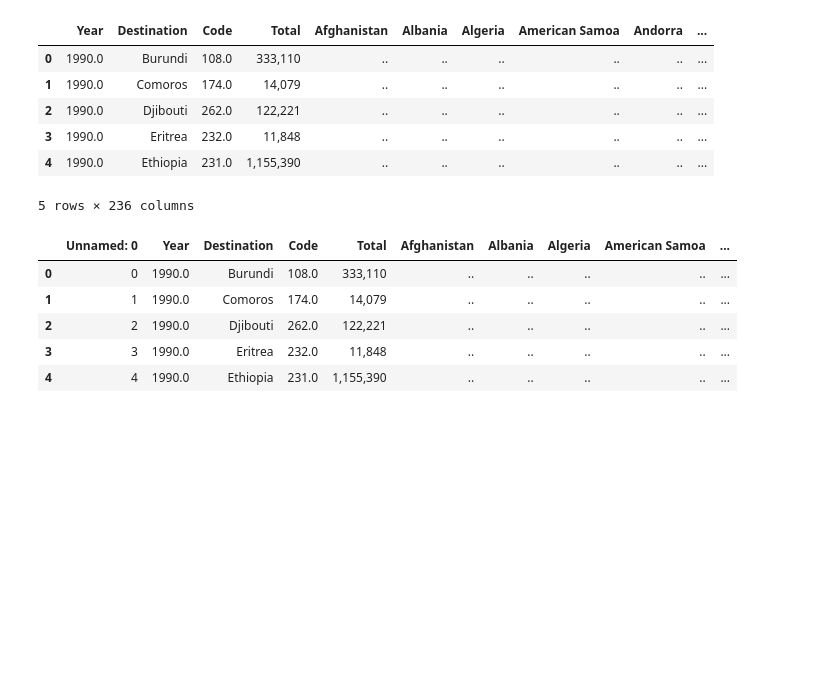
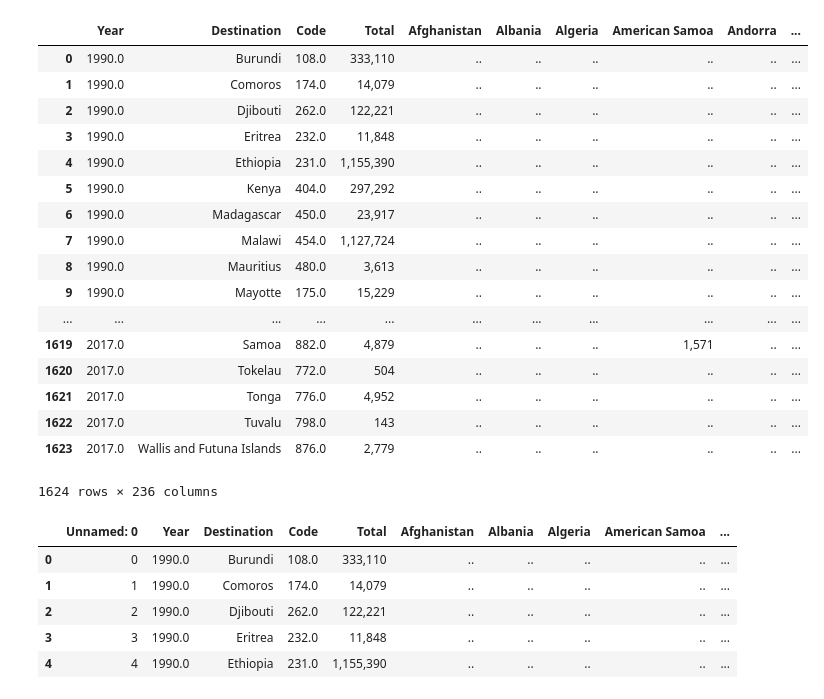
Before and after one commit to SarahPhilip/World-Migration, a Jupyter notebook: Project2/Final.ipynb, the cells around one changed output. Cells and saved outputs as stored; diff of their text form; code cells hidden in the pictures; blank space fills up the shorter version.

```diff
--- a/Project2/Final.ipynb
+++ b/Project2/Final.ipynb
@@ -13,25 +13,36 @@ import sys
 # %%
 file_one = "static/data/Table.csv"
 df = pd.read_csv(file_one, encoding="ISO-8859-1")
 df = df.dropna(subset = ['Type of data (a)'])
 df = df.rename(columns={"Major area, region, country or area of destination": "Destination"})
 df = df.rename(columns={'Unnamed: 6': "Total"})
 del df['Sort\norder']
 del df['Other South']
 del df['Other North']
 del df['Notes']
 del df['Type of data (a)']
 df.index = range(len(df))
 df.to_csv("static/data/cleanedData.csv", header=True)
-df.head()
+df
 # %% [output]
 |  | Year | Destination | Code | Total | Afghanistan | Albania | Algeria | American Samoa | Andorra | ... |
 | 0 | 1990.0 | Burundi | 108.0 | 333,110 | .. | .. | .. | .. | .. | ... |
 | 1 | 1990.0 | Comoros | 174.0 | 14,079 | .. | .. | .. | .. | .. | ... |
 | 2 | 1990.0 | Djibouti | 262.0 | 122,221 | .. | .. | .. | .. | .. | ... |
 | 3 | 1990.0 | Eritrea | 232.0 | 11,848 | .. | .. | .. | .. | .. | ... |
 | 4 | 1990.0 | Ethiopia | 231.0 | 1,155,390 | .. | .. | .. | .. | .. | ... |
+| 5 | 1990.0 | Kenya | 404.0 | 297,292 | .. | .. | .. | .. | .. | ... |
+| 6 | 1990.0 | Madagascar | 450.0 | 23,917 | .. | .. | .. | .. | .. | ... |
+| 7 | 1990.0 | Malawi | 454.0 | 1,127,724 | .. | .. | .. | .. | .. | ... |
+| 8 | 1990.0 | Mauritius | 480.0 | 3,613 | .. | .. | .. | .. | .. | ... |
+| 9 | 1990.0 | Mayotte | 175.0 | 15,229 | .. | .. | .. | .. | .. | ... |
+| ... | ... | ... | ... | ... | ... | ... | ... | ... | ... | ... |
+| 1619 | 2017.0 | Samoa | 882.0 | 4,879 | .. | .. | .. | 1,571 | .. | ... |
+| 1620 | 2017.0 | Tokelau | 772.0 | 504 | .. | .. | .. | .. | .. | ... |
+| 1621 | 2017.0 | Tonga | 776.0 | 4,952 | .. | .. | .. | .. | .. | ... |
+| 1622 | 2017.0 | Tuvalu | 798.0 | 143 | .. | .. | .. | .. | .. | ... |
+| 1623 | 2017.0 | Wallis and Futuna Islands | 876.0 | 2,779 | .. | .. | .. | .. | .. | ... |
-5 rows × 236 columns
+1624 rows × 236 columns
 # %%
 df = pd.read_csv('static/data/cleanedData.csv')
 engine = create_engine("sqlite:///static/data/MigrationData.sqlite")
```
Also changed, not shown: parts of 5 cells of this notebook, 8 other files.
